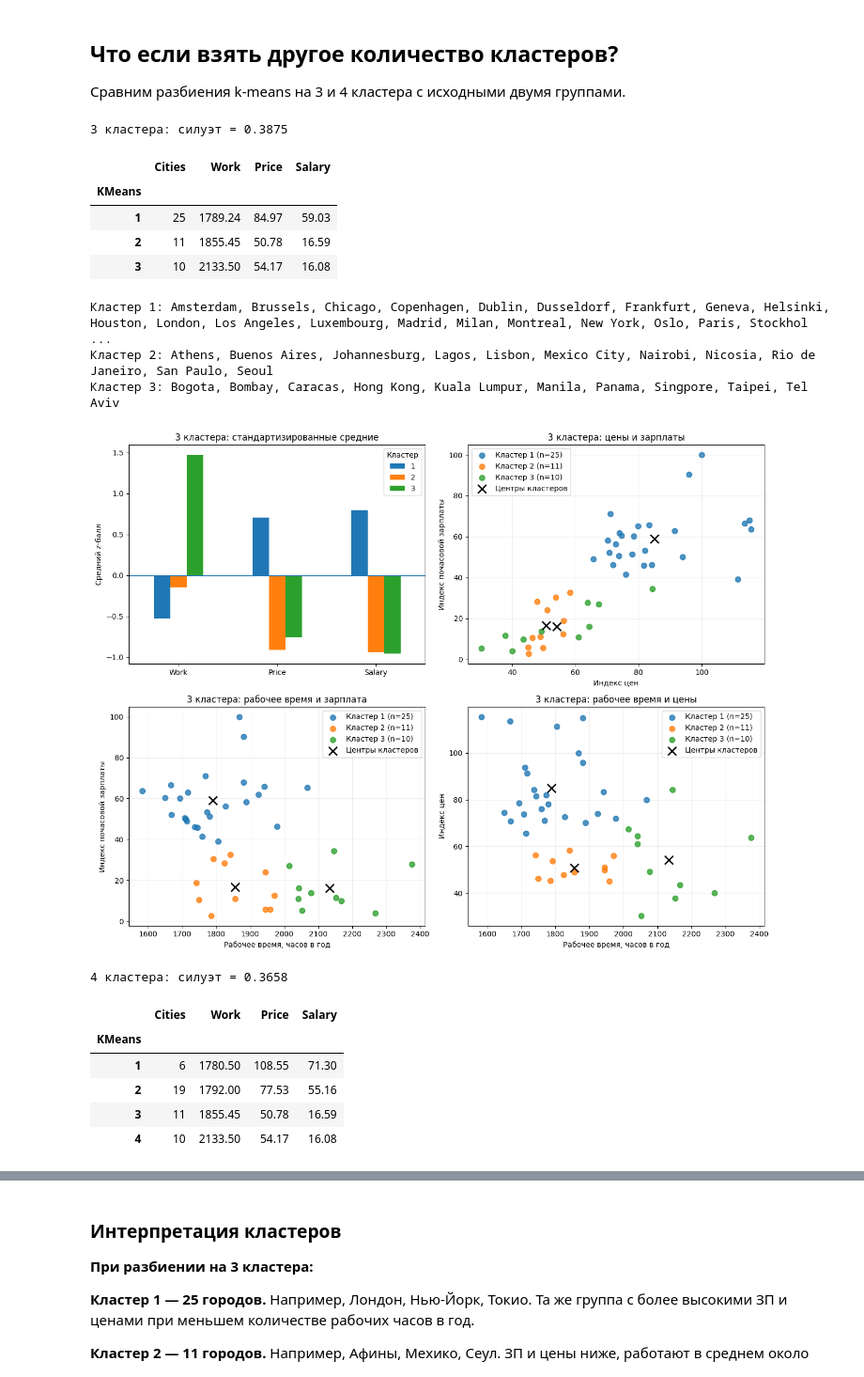
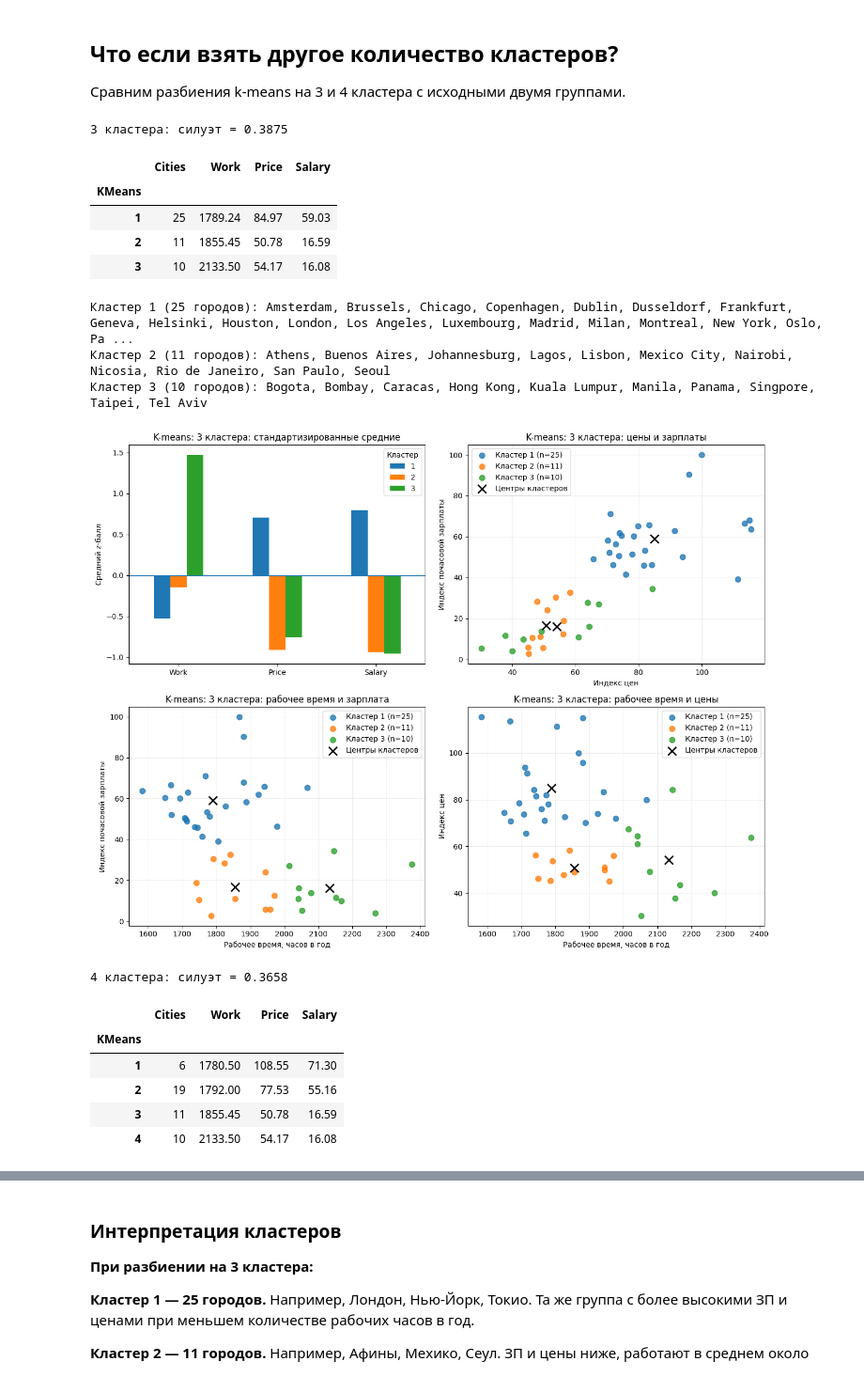
Before and after one commit to IvanManomenov/python_data_analytics, a Jupyter notebook: lab2/lab2_kmeans.ipynb, the cells around one changed output, grey strips where cells are left out. Shown at 94% size. Cells and saved outputs as stored; diff of their text form; code cells hidden in the pictures.

```diff
--- a/lab2/lab2_kmeans.ipynb
+++ b/lab2/lab2_kmeans.ipynb
@@ -51,9 +282,7 @@ display(km_scores.round(4))
 km_k = int(km_scores.sort_values(['silhouette', 'k'], ascending=[False, True]).iloc[0]['k'])
 km_model = km_models[km_k]
 # Нумеруем группы по убыванию средней зарплаты и сохраняем назначения городов.
-order2 = np.argsort(scaler2.inverse_transform(km_model.cluster_centers_)[:, 2])[::-1]
-map2 = {int(old): new+1 for new, old in enumerate(order2)}
-km_labels = np.array([map2[int(c)] for c in km_model.labels_])
+km_labels = relabel_by_salary(cities2, km_model.labels_)
 cities2['KMeans'] = km_labels
 print('KMEANS_RESULT', km_k, silhouette_score(X2, km_labels))
 display(cities2.groupby('KMeans').agg(n=('City','size'), **{f:(f,'mean') for f in features2}).round(3))
@@ -252,29 +480,22 @@ ARI k-means vs Ward: 1.0
 # %%
 # Сравниваем состав и профили трёх и четырёх групп.
 for k in [3, 4]:
-    alternative_model2 = km_models[k]
-    order = np.argsort(scaler2.inverse_transform(alternative_model2.cluster_centers_)[:, 2])[::-1]
-    label_map = {int(old): new + 1 for new, old in enumerate(order)}
-    alternative_labels2 = np.array([label_map[int(c)] for c in alternative_model2.labels_])
+    alternative_labels2 = relabel_by_salary(cities2, km_models[k].labels_)
     alternative_cities2 = cities2.assign(KMeans=alternative_labels2)
     print(f'{k} кластера: силуэт = {silhouette_score(X2, alternative_labels2):.4f}')
-    display(alternative_cities2.groupby('KMeans').agg(
-        Cities=('City', 'size'), Work=('Work', 'mean'),
-        Price=('Price', 'mean'), Salary=('Salary', 'mean')).round(2))
-    for cluster, part in alternative_cities2.groupby('KMeans'):
-        print(f'Кластер {cluster}:', ', '.join(part.City.str.replace('_', ' ').sort_values()))
-    plot_kmeans_groups(alternative_model2, alternative_labels2, k)
+    show_cluster_summary(alternative_cities2, 'KMeans', features2, assignments=False)
+    plot_cluster_profiles(cities2, X2, alternative_labels2, features2, f'K-means: {k} кластера')
 # %% [output]
 3 кластера: силуэт = 0.3875
 |  | Cities | Work | Price | Salary |
 | KMeans |  |  |  |  |
 | 1 | 25 | 1789.24 | 84.97 | 59.03 |
 | 2 | 11 | 1855.45 | 50.78 | 16.59 |
 | 3 | 10 | 2133.50 | 54.17 | 16.08 |
-Кластер 1: Amsterdam, Brussels, Chicago, Copenhagen, Dublin, Dusseldorf, Frankfurt, Geneva, Helsinki, Houston, London, Los Angeles, Luxembourg, Madrid, Milan, Montreal, New York, Oslo, Paris, Stockhol ...
-Кластер 2: Athens, Buenos Aires, Johannesburg, Lagos, Lisbon, Mexico City, Nairobi, Nicosia, Rio de Janeiro, San Paulo, Seoul
-Кластер 3: Bogota, Bombay, Caracas, Hong Kong, Kuala Lumpur, Manila, Panama, Singpore, Taipei, Tel Aviv
+Кластер 1 (25 городов): Amsterdam, Brussels, Chicago, Copenhagen, Dublin, Dusseldorf, Frankfurt, Geneva, Helsinki, Houston, London, Los Angeles, Luxembourg, Madrid, Milan, Montreal, New York, Oslo, Pa ...
+Кластер 2 (11 городов): Athens, Buenos Aires, Johannesburg, Lagos, Lisbon, Mexico City, Nairobi, Nicosia, Rio de Janeiro, San Paulo, Seoul
+Кластер 3 (10 городов): Bogota, Bombay, Caracas, Hong Kong, Kuala Lumpur, Manila, Panama, Singpore, Taipei, Tel Aviv
-[figure, old version]
+[figure, new version]
 4 кластера: силуэт = 0.3658
 |  | Cities | Work | Price | Salary |
 | KMeans |  |  |  |  |
```
Also changed, not shown: parts of 15 cells of this notebook.
